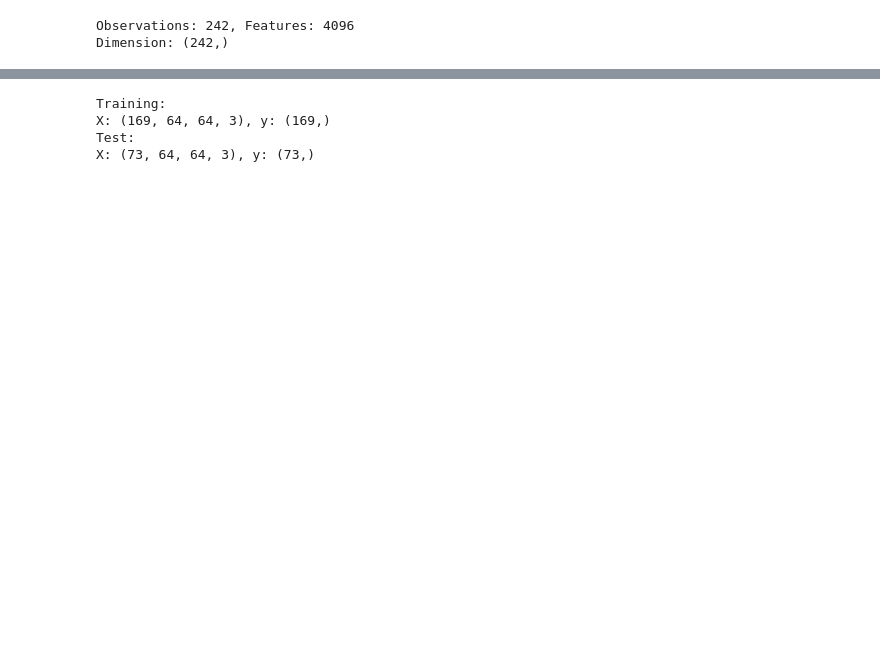
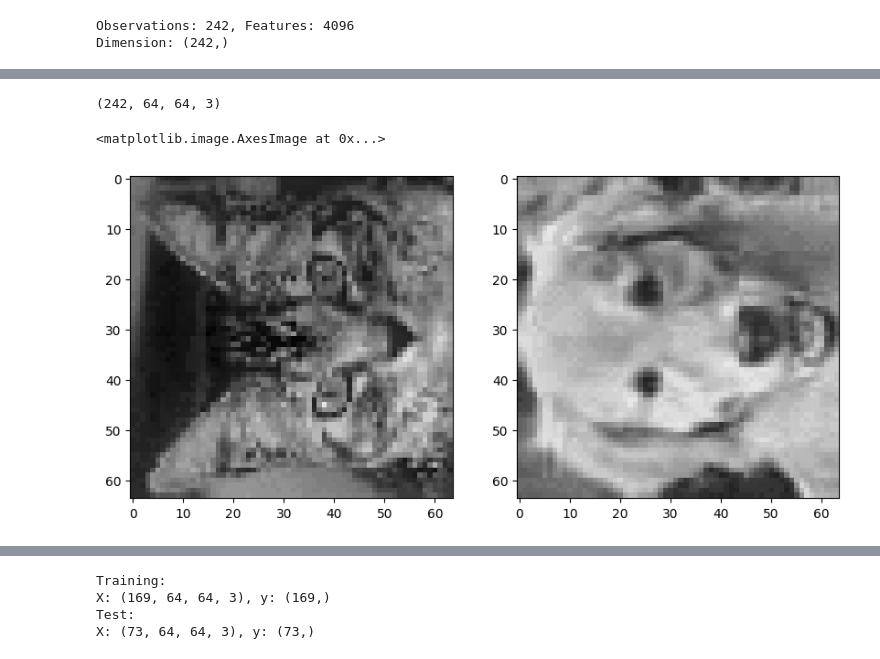
Before and after one commit to RanArino/Course_Projects, a Jupyter notebook: BDA500_Machine_Learning/Assignment03.ipynb, the cells around one changed output, grey strips where cells are left out. Drawn from its saved outputs; the diff is of its cells as text; code cells hidden in the pictures; blank space fills up the shorter version.

```diff
--- a/BDA500_Machine_Learning/Assignment03.ipynb
+++ b/BDA500_Machine_Learning/Assignment03.ipynb
@@ -58,0 +51,11 @@ plt.imshow(comp_X[0])
+# %%
+# converting from gray scale to the RGB scale
+X_norm_ = np.repeat(X_norm_, 3, axis=-1)
+print(X_norm_.shape)
+fig, ax = plt.subplots(ncols=2, figsize=(10, 5))
+ax[0].imshow(X_norm_[0])
+ax[1].imshow(X_norm_[-1])
+# %% [output]
+(242, 64, 64, 3)
+<matplotlib.image.AxesImage at 0x...>
+[figure, added]
```
Also changed, not shown: parts of 11 cells of this notebook.
